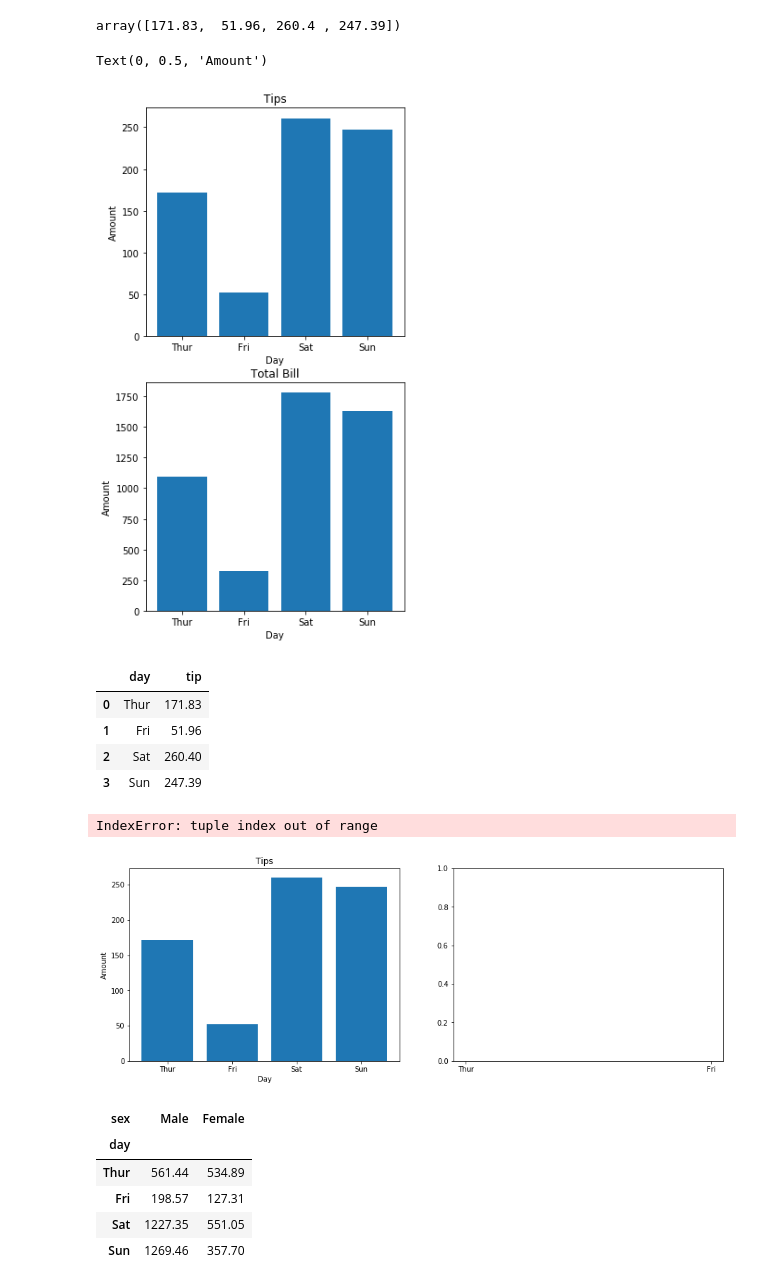
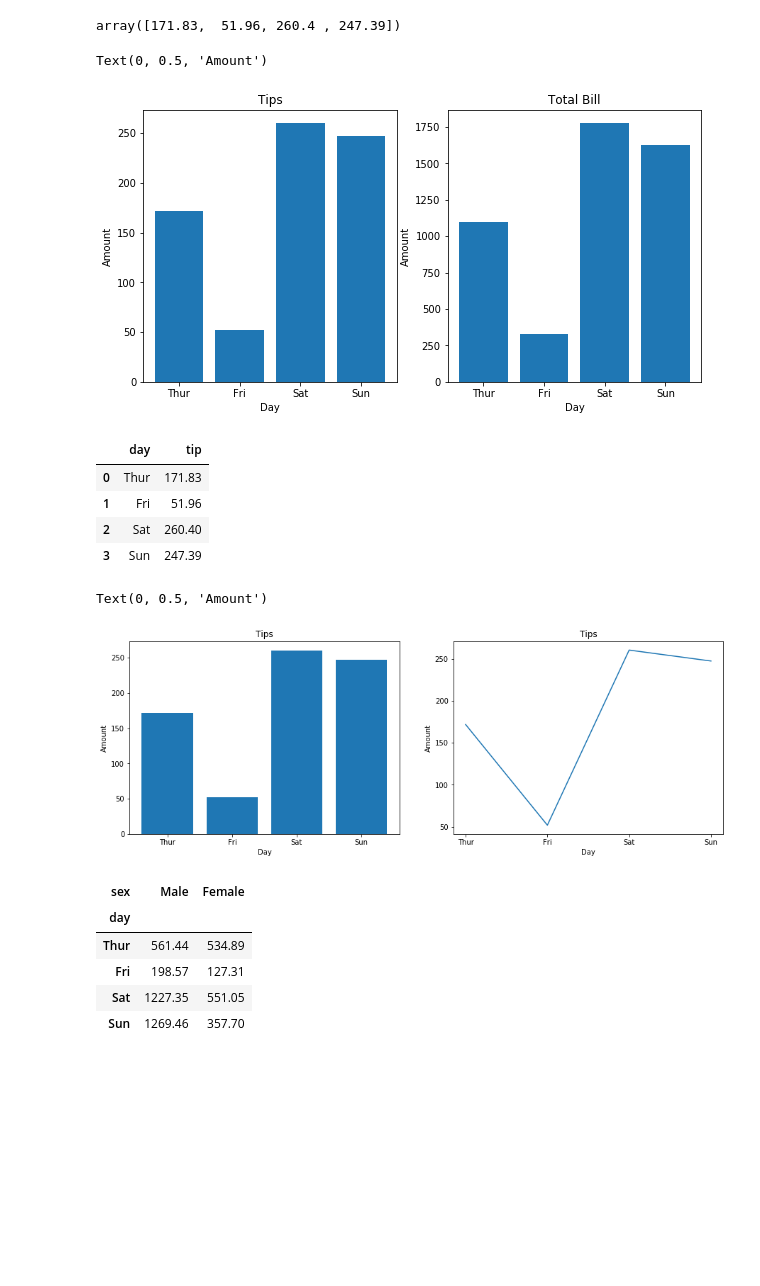
Before and after one commit to srikanthpragada/DS_01_OCT_2019, a Jupyter notebook: matplotlibdemo.ipynb, the cells around one changed output. Saved outputs shown, nothing was run; the diff lists cells and outputs as text; code cells hidden in the pictures; blank space fills up the shorter version.

```diff
--- a/matplotlibdemo.ipynb
+++ b/matplotlibdemo.ipynb
@@ -86,20 +87,20 @@ total_tip.values
 # %% [output]
 array([171.83,  51.96, 260.4 , 247.39])
 # %%
-fig,ax = plt.subplots(2,1)
-fig.set_size_inches(5,10)
+fig,ax = plt.subplots(1,2)
+fig.set_size_inches(10,5)
 ax[0].bar(x = total_tip.index, height = total_tip.values)
 ax[0].set_title("Tips")
 ax[0].set_xlabel("Day")
 ax[0].set_ylabel("Amount")
 
 ax[1].bar(x = total_bill.index, height = total_bill.values)
 ax[1].set_title("Total Bill")
 ax[1].set_xlabel("Day")
 ax[1].set_ylabel("Amount")
 # %% [output]
 Text(0, 0.5, 'Amount')
-[figure, old version]
+[figure, new version]
 # %%
 total_tip = tips.groupby("day",as_index=False)['tip'].sum()
 total_tip
@@ -117,13 +118,13 @@ ax[0].set_title("Tips")
 ax[0].set_xlabel("Day")
 ax[0].set_ylabel("Amount")
 
-ax[1].plot(total_tip.day, total_tip.tip)
+ax[1].plot(list(total_tip.day), list(total_tip.tip))
 ax[1].set_title("Tips")
 ax[1].set_xlabel("Day")
 ax[1].set_ylabel("Amount")
 # %% [output]
-IndexError: tuple index out of range
+Text(0, 0.5, 'Amount')
-[figure, old version]
+[figure, new version]
 # %%
 total = pd.pivot_table(data = tips, index="day",columns='sex',values='total_bill',aggfunc='sum')
 total
```
Also changed, not shown: parts of 2 cells of this notebook, 1 other file.
